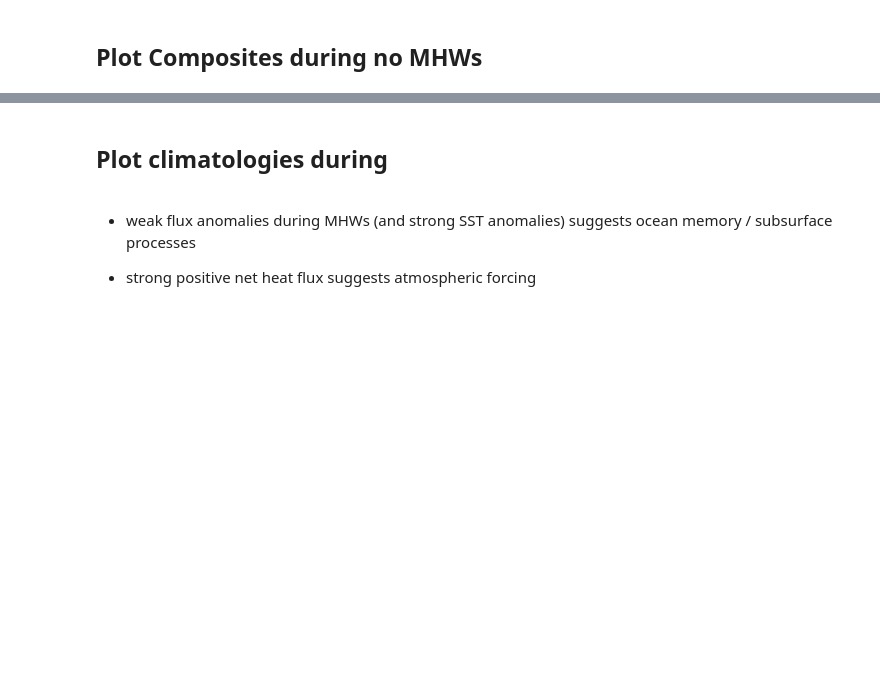
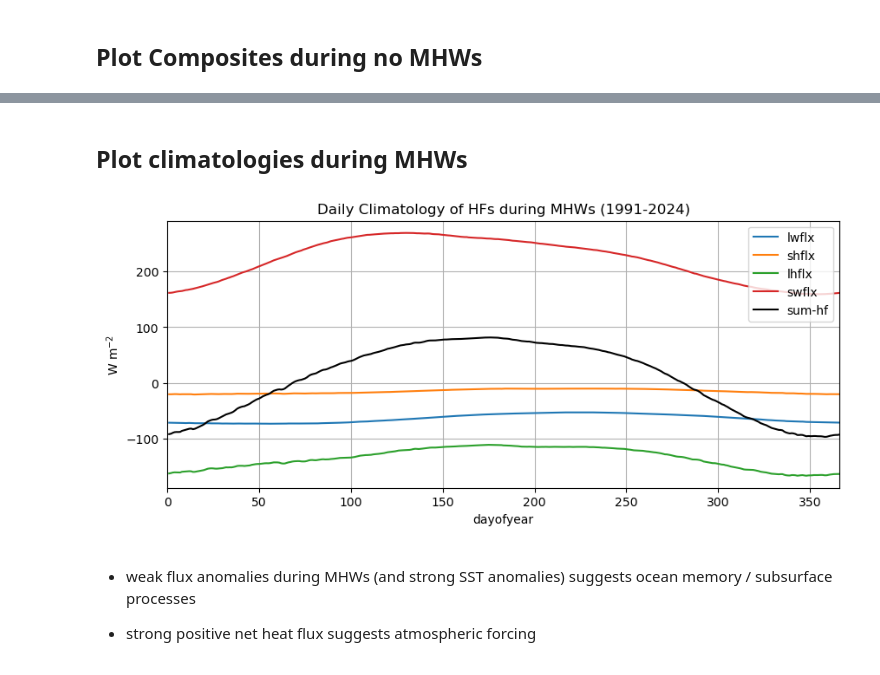
Before and after one commit to shanicetbailey/MHW-gfdl, a Jupyter notebook: 1c2_MHW-SPEAR-HI25-HF-composites.ipynb, the cells around one changed output, grey strips where cells are left out. Cells and saved outputs as stored; diff of their text form; code cells hidden in the pictures; blank space fills up the shorter version.

```diff
--- a/1c2_MHW-SPEAR-HI25-HF-composites.ipynb
+++ b/1c2_MHW-SPEAR-HI25-HF-composites.ipynb
@@ -421,14 +447,16 @@ cartopy_plot_single(flx_noem.swflx, 'magma', r'W m$^{-2}$', 'Time-Ensemble-avera
 # %% [markdown]
-## Plot climatologies during
+## Plot climatologies during MHWs
 # %%
 plt.figure(figsize=(10,4))
 flx_clim.mean(('xT','yT')).to_array().plot.line(x='dayofyear', label=flx_clim.to_array()['variable'].values)
 flx_clim.mean(('xT','yT')).to_array().sum('variable').plot(label='sum-hf', color='k')
 plt.grid()
 plt.xlim(0, 366)
 plt.ylabel(r'W m$^{-2}$')
 plt.legend()
-plt.title('Daily Climatology of heat fluxes (1991-2024)');
+plt.title('Daily Climatology of HFs during MHWs (1991-2024)');
+# %% [output]
+[figure, added]
 # %% [markdown]
 - weak flux anomalies during MHWs (and strong SST anomalies) suggests ocean memory / subsurface processes
 
```
Also changed, not shown: parts of 13 cells of this notebook.
